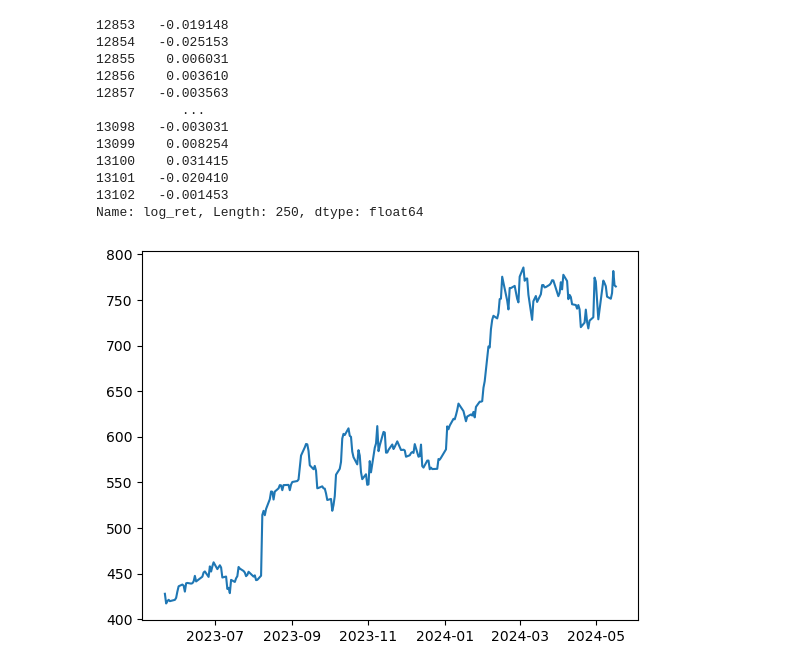
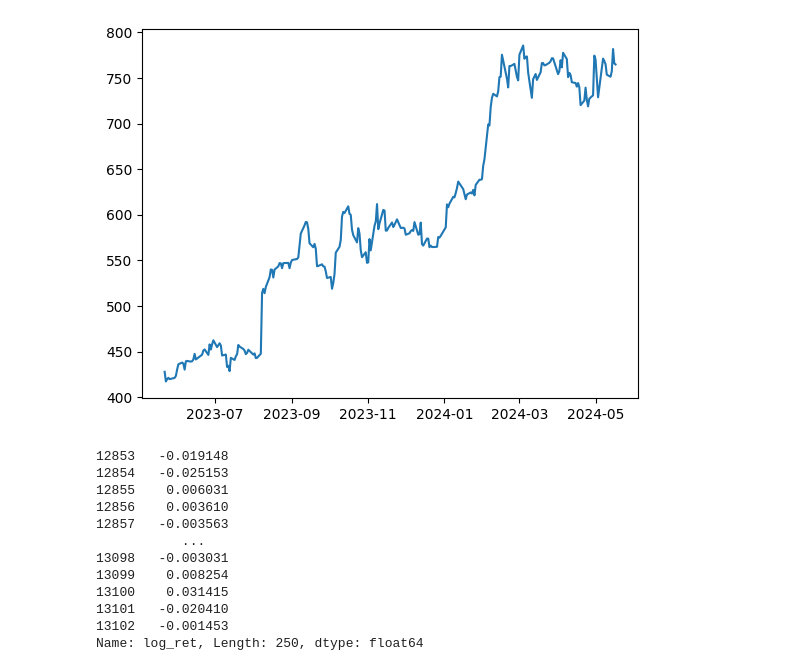
Before and after one commit to shabarishch/Quantfinancebootcamp, a Jupyter notebook: miniproject4.ipynb, the cells around one changed output. Saved outputs shown, nothing was run; the diff lists cells and outputs as text; code cells hidden in the pictures.

```diff
--- a/miniproject4.ipynb
+++ b/miniproject4.ipynb
@@ -25,9 +14,10 @@ def get_daily_log_returns(symbol, start_date, end_date):
 # %%
 symbol='LLY'
 start_date = datetime.datetime(2023,5,20, 0,0,0)
 end_date = datetime.datetime(2024,5,20, 0,0,0)
-get_daily_log_returns(symbol, start_date, end_date)
+my_funcs.get_daily_log_returns(symbol, start_date, end_date)
 # %% [output]
+[figure, added]
 12853   -0.019148
 12854   -0.025153
 12855    0.006031
@@ -40,15 +30,3 @@ get_daily_log_returns(symbol, start_date, end_date)
 13101   -0.020410
 13102   -0.001453
 Name: log_ret, Length: 250, dtype: float64
-# %%
-eastern = pytz.timezone('US/Eastern')
-stockprices = pd.read_csv(f'StockPriceData/{symbol}.csv')
-stockprices['Date'] = pd.to_datetime(stockprices['Date'], utc=True)
-stockprices['Date'] = stockprices['Date'].dt.tz_convert('US/Eastern')
-stockprices['close_prev'] = stockprices['Close'].shift(1)
-stockprices['log_ret'] = np.log(stockprices['Close']/stockprices['close_prev'])
-stockprices = stockprices[(stockprices['Date']>eastern.localize(start_date)) & (stockprices['Date']<eastern.localize(end_date))]
-plt.plot(stockprices['Date'], stockprices['Close'])
-plt.show()
-# %% [output]
-[figure, removed]
```
Also changed, not shown: parts of 16 cells of this notebook, 1 other file.
